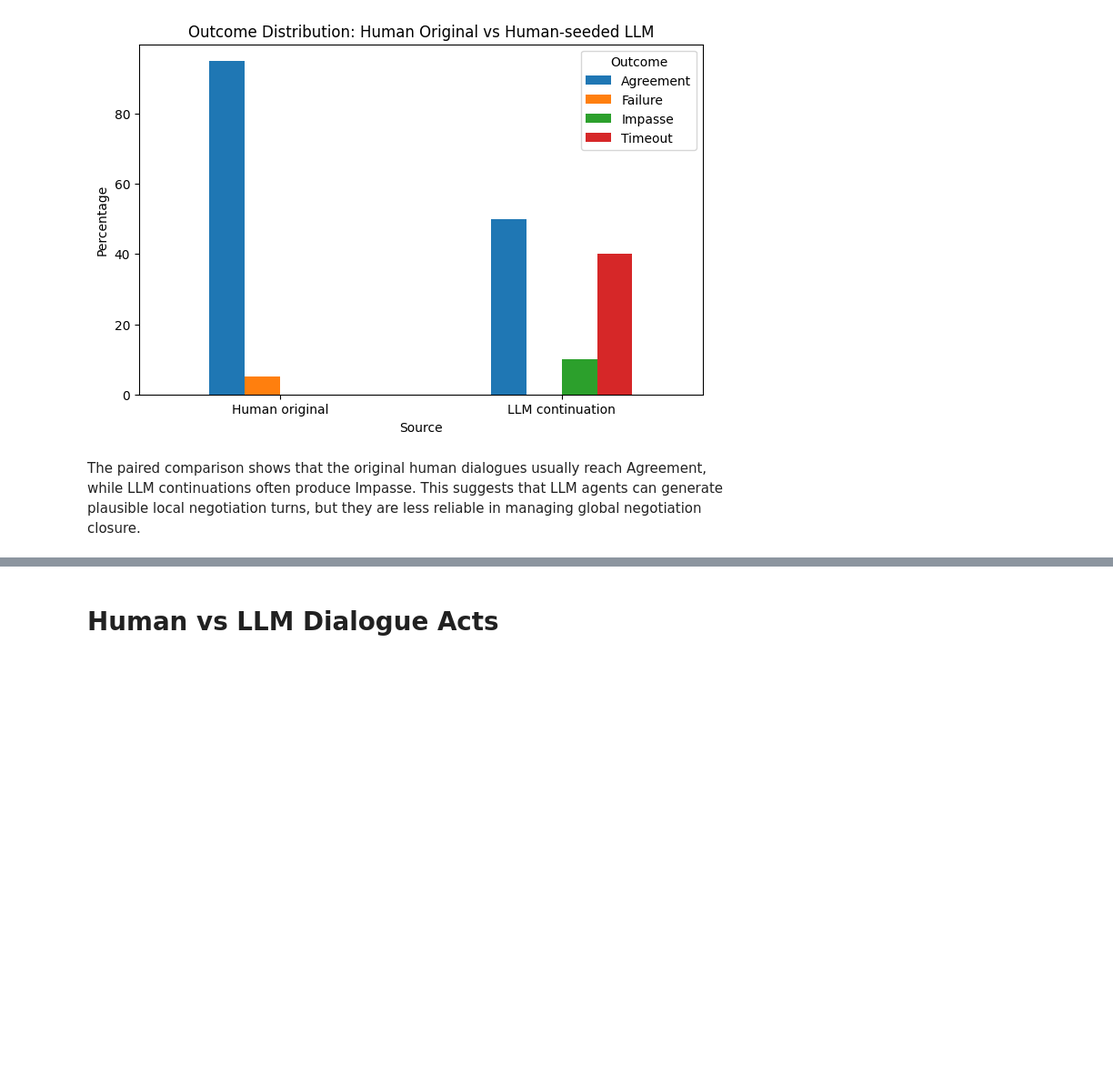
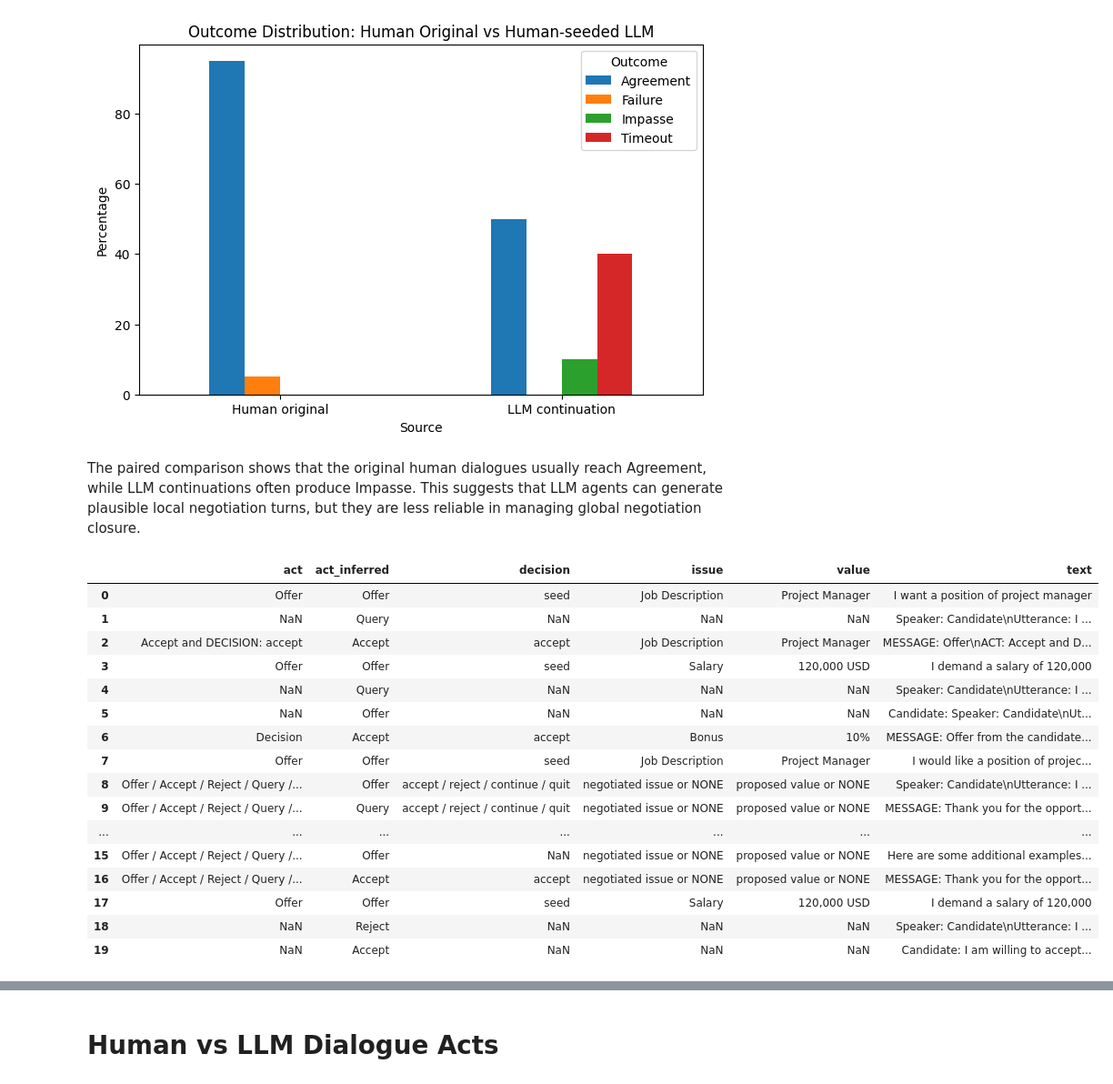
Before and after one commit to simona-wang/negotiation_arena, a Jupyter notebook: notebooks/negotiation_arena_final_analysis.ipynb, the cells around one changed output, grey strips where cells are left out. Shown at 91% size. Saved outputs shown, nothing was run; the diff lists cells and outputs as text; code cells hidden in the pictures; blank space fills up the shorter version.

```diff
--- a/notebooks/negotiation_arena_final_analysis.ipynb
+++ b/notebooks/negotiation_arena_final_analysis.ipynb
@@ -354,0 +452,25 @@ The paired comparison shows that the original human dialogues usually reach Agre
+# %%
+seeded_turns["act_inferred"] = seeded_turns.apply(
+    infer_llm_dialogue_act,
+    axis=1
+)
+
+seeded_turns[["act", "act_inferred", "decision", "issue", "value", "text"]].head(20)
+# %% [output]
+|  | act | act_inferred | decision | issue | value | text |
+| 0 | Offer | Offer | seed | Job Description | Project Manager | I want a position of project manager |
+| 1 | NaN | Query | NaN | NaN | NaN | Speaker: Candidate\nUtterance: I ... |
+| 2 | Accept and DECISION: accept | Accept | accept | Job Description | Project Manager | MESSAGE: Offer\nACT: Accept and D... |
+| 3 | Offer | Offer | seed | Salary | 120,000 USD | I demand a salary of 120,000 |
+| 4 | NaN | Query | NaN | NaN | NaN | Speaker: Candidate\nUtterance: I ... |
+| 5 | NaN | Offer | NaN | NaN | NaN | Candidate: Speaker: Candidate\nUt... |
+| 6 | Decision | Accept | accept | Bonus | 10% | MESSAGE: Offer from the candidate... |
+| 7 | Offer | Offer | seed | Job Description | Project Manager | I would like a position of projec... |
+| 8 | Offer / Accept / Reject / Query /... | Offer | accept / reject / continue / quit | negotiated issue or NONE | proposed value or NONE | Speaker: Candidate\nUtterance: I ... |
+| 9 | Offer / Accept / Reject / Query /... | Query | accept / reject / continue / quit | negotiated issue or NONE | proposed value or NONE | MESSAGE: Thank you for the opport... |
+| ... | ... | ... | ... | ... | ... | ... |
+| 15 | Offer / Accept / Reject / Query /... | Offer | NaN | negotiated issue or NONE | proposed value or NONE | Here are some additional examples... |
+| 16 | Offer / Accept / Reject / Query /... | Accept | accept | negotiated issue or NONE | proposed value or NONE | MESSAGE: Thank you for the opport... |
+| 17 | Offer | Offer | seed | Salary | 120,000 USD | I demand a salary of 120,000 |
+| 18 | NaN | Reject | NaN | NaN | NaN | Speaker: Candidate\nUtterance: I ... |
+| 19 | NaN | Accept | NaN | NaN | NaN | Candidate: I am willing to accept... |
```
Also changed, not shown: parts of 6 cells of this notebook, 2 other files.
